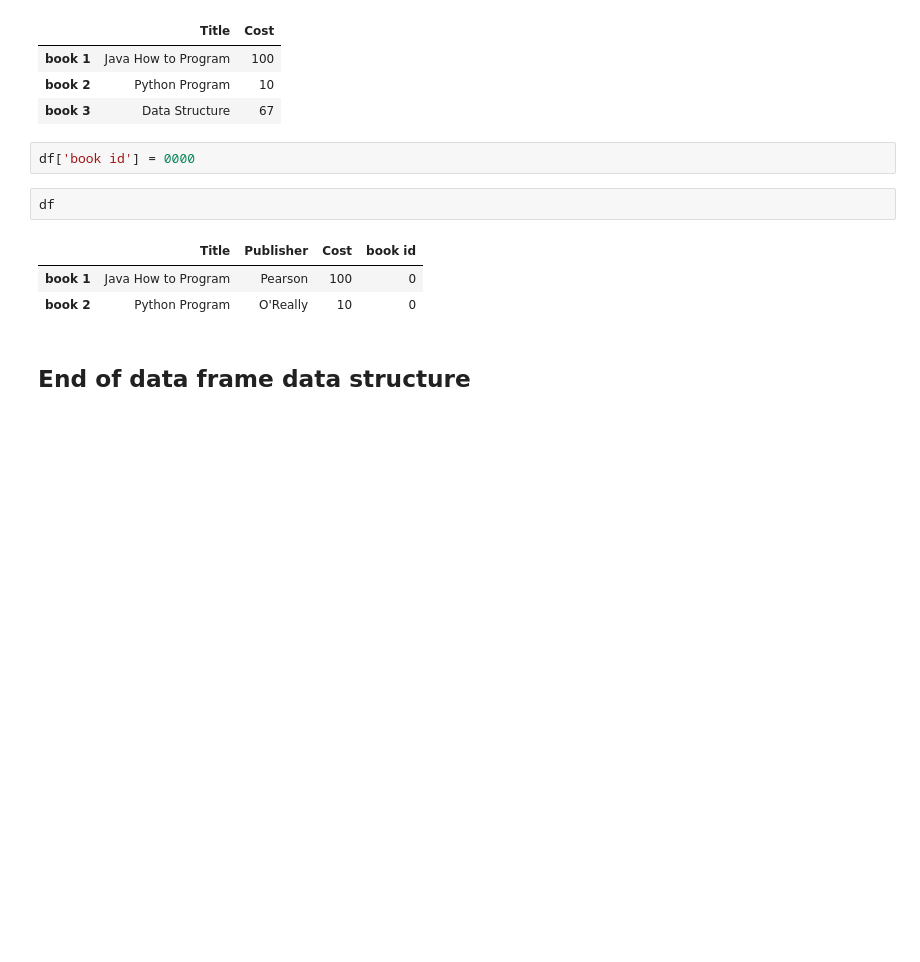
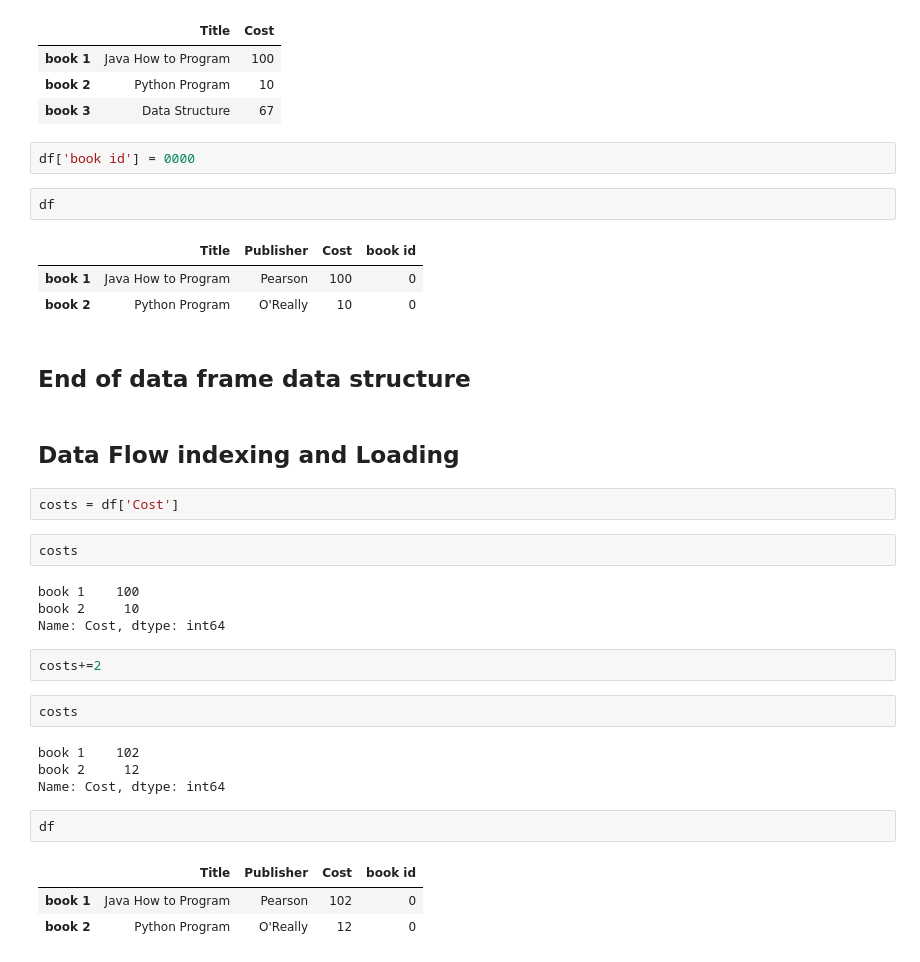
Before and after one commit to rktirtho/Applied-Data-Science-with-Python, a Jupyter notebook: Module-1/Week-1.ipynb, the cells around one changed output. Saved outputs shown, nothing was run; the diff lists cells and outputs as text; blank space fills up the shorter version.

```diff
--- a/Module-1/Week-1.ipynb
+++ b/Module-1/Week-1.ipynb
@@ -585,3 +585,27 @@ df
 | book 2 | Python Program | O'Really | 10 | 0 |
 # %% [markdown]
 ## End of data frame data structure
+# %% [markdown]
+## Data Flow indexing and Loading
+# %%
+costs = df['Cost']
+# %%
+costs
+# %% [output]
+book 1    100
+book 2     10
+Name: Cost, dtype: int64
+# %%
+costs+=2
+# %%
+costs
+# %% [output]
+book 1    102
+book 2     12
+Name: Cost, dtype: int64
+# %%
+df
+# %% [output]
+|  | Title | Publisher | Cost | book id |
+| book 1 | Java How to Program | Pearson | 102 | 0 |
+| book 2 | Python Program | O'Really | 12 | 0 |
```
Also changed, not shown: parts of 7 cells of this notebook.
